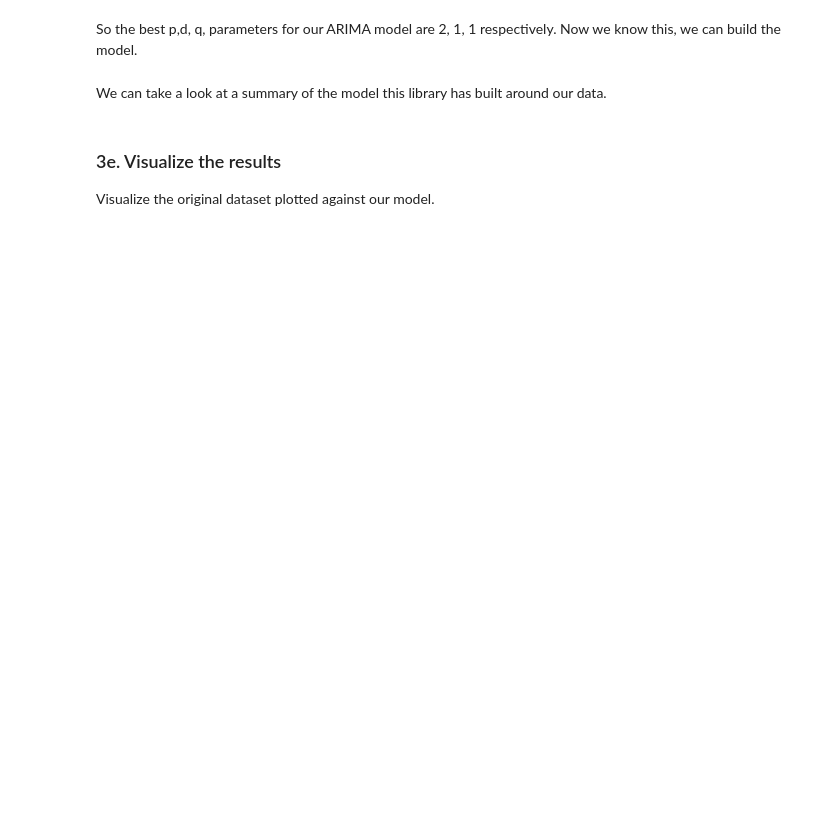
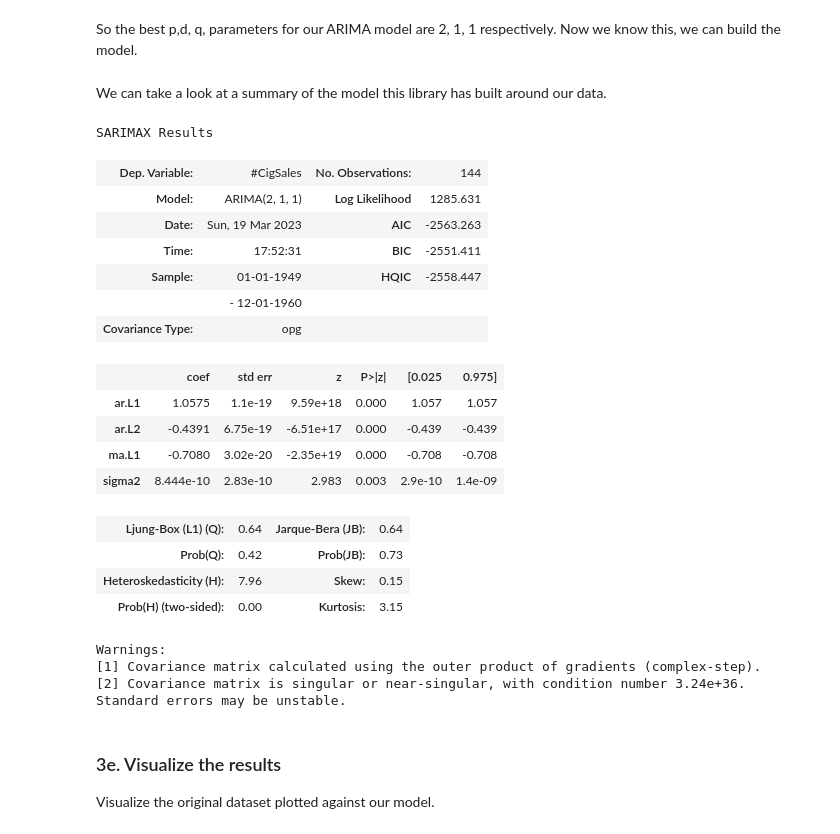
Before and after one commit to tennisvs/Springboard, a Jupyter notebook: Homework/Cowboys&CigrettesCaseStudy/Cowboy Cigarettes Case Study - Tier 3.ipynb, the cells around one changed output. Drawn from its saved outputs; the diff is of its cells as text; code cells hidden in the pictures; blank space fills up the shorter version.

```diff
--- a/Homework/Cowboys&CigrettesCaseStudy/Cowboy Cigarettes Case Study - Tier 3.ipynb
+++ b/Homework/Cowboys&CigrettesCaseStudy/Cowboy Cigarettes Case Study - Tier 3.ipynb
@@ -311,3 +349,26 @@ _ _ _
+# %%
+model_fit.summary()
+# %% [output]
+SARIMAX Results
+| Dep. Variable: | #CigSales | No. Observations: | 144 |
+| Model: | ARIMA(2, 1, 1) | Log Likelihood | 1285.631 |
+| Date: | Sun, 19 Mar 2023 | AIC | -2563.263 |
+| Time: | 17:52:31 | BIC | -2551.411 |
+| Sample: | 01-01-1949 | HQIC | -2558.447 |
+|  | - 12-01-1960 |  |  |
+| Covariance Type: | opg |  |  |
+|  | coef | std err | z | P>|z| | [0.025 | 0.975] |
+| ar.L1 | 1.0575 | 1.1e-19 | 9.59e+18 | 0.000 | 1.057 | 1.057 |
+| ar.L2 | -0.4391 | 6.75e-19 | -6.51e+17 | 0.000 | -0.439 | -0.439 |
+| ma.L1 | -0.7080 | 3.02e-20 | -2.35e+19 | 0.000 | -0.708 | -0.708 |
+| sigma2 | 8.444e-10 | 2.83e-10 | 2.983 | 0.003 | 2.9e-10 | 1.4e-09 |
+| Ljung-Box (L1) (Q): | 0.64 | Jarque-Bera (JB): | 0.64 |
+| Prob(Q): | 0.42 | Prob(JB): | 0.73 |
+| Heteroskedasticity (H): | 7.96 | Skew: | 0.15 |
+| Prob(H) (two-sided): | 0.00 | Kurtosis: | 3.15 |
+Warnings:
+[1] Covariance matrix calculated using the outer product of gradients (complex-step).
+[2] Covariance matrix is singular or near-singular, with condition number 3.24e+36. Standard errors may be unstable.
 # %% [markdown]
 ### 3e. Visualize the results
 
```
Also changed, not shown: parts of 18 cells of this notebook.
